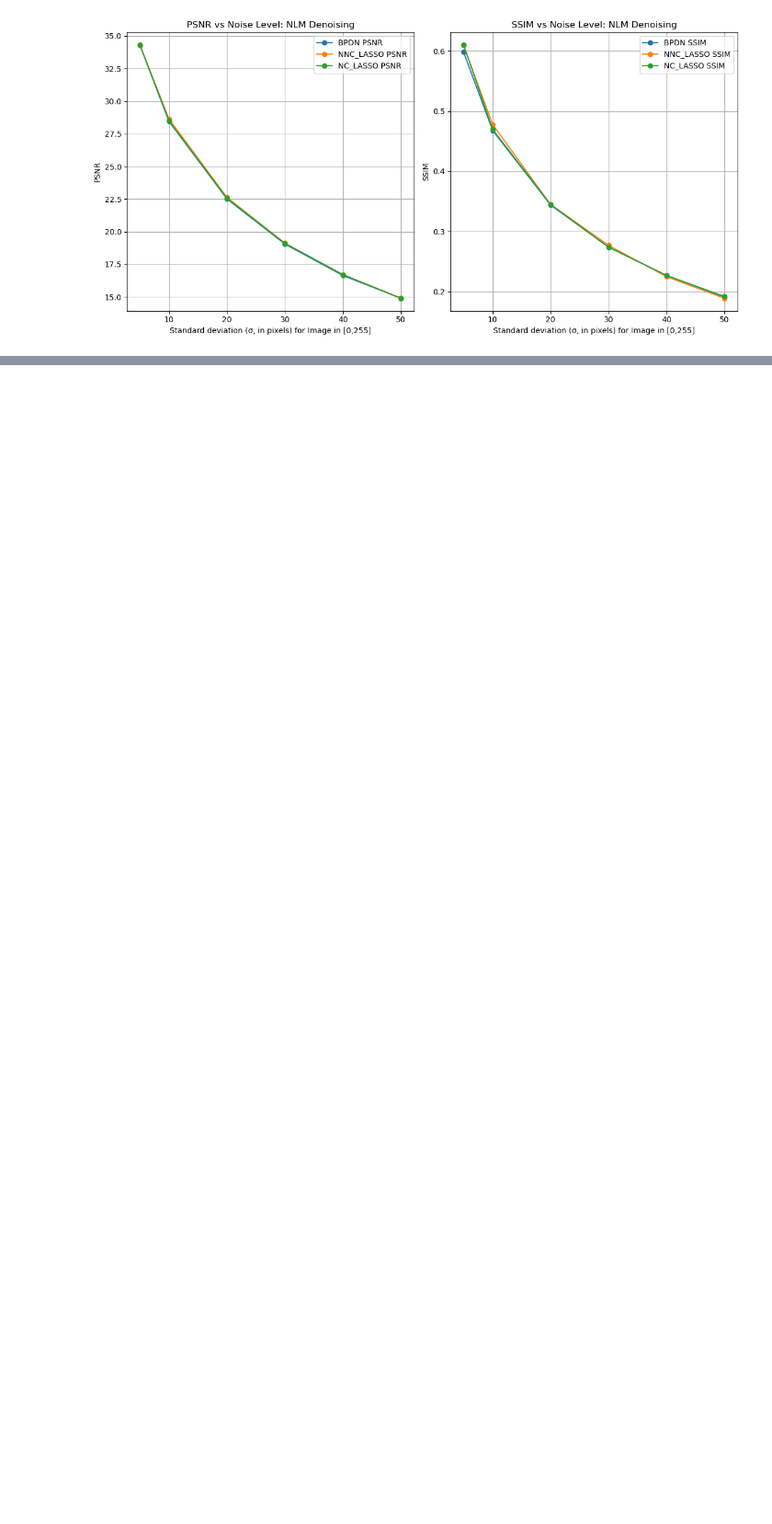
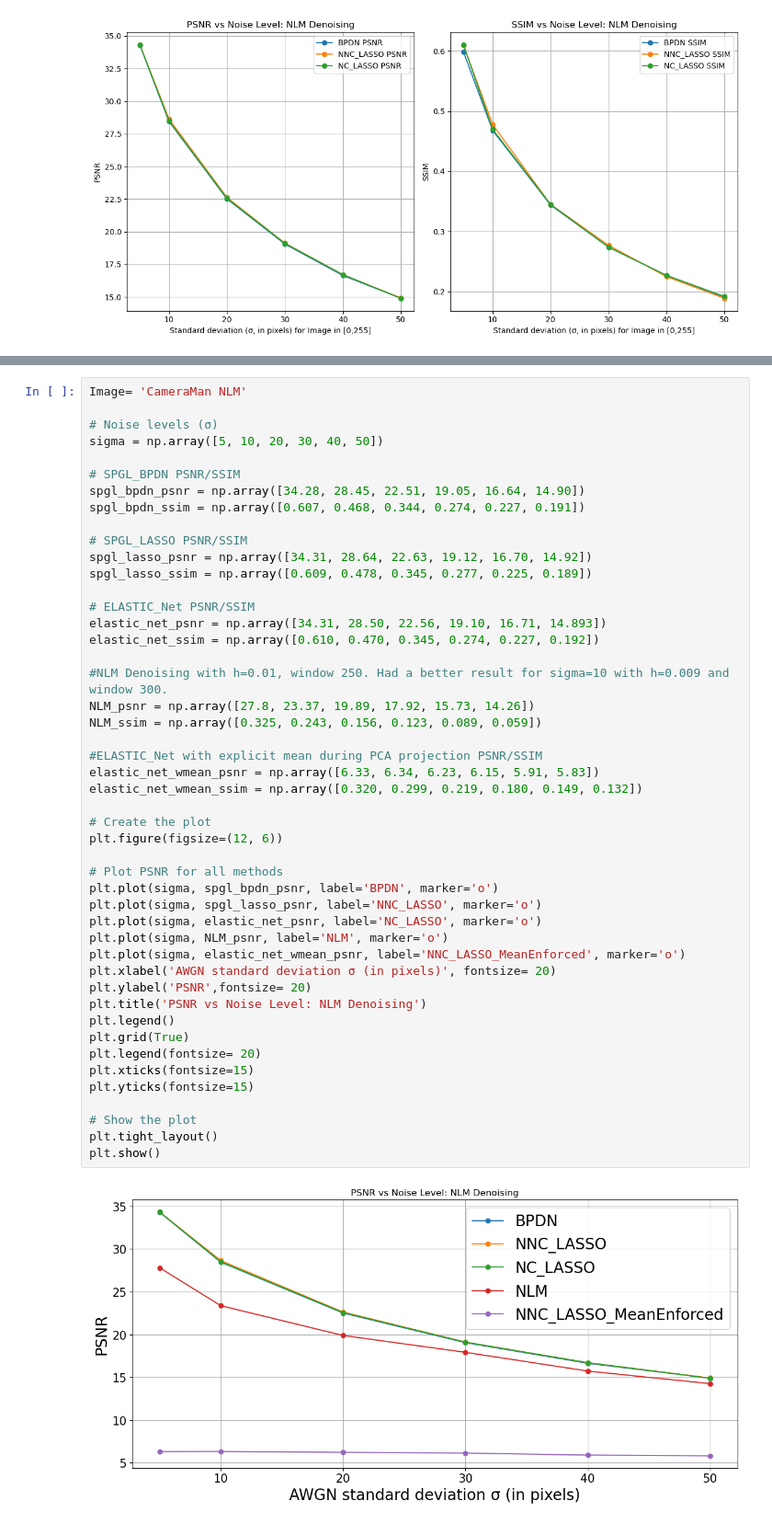
Before and after one commit to Tharindu-Nirmal/Image_Denoising, a Jupyter notebook: plots.ipynb, the cells around one changed output, grey strips where cells are left out. Shown: that part at 92% size. Cells and saved outputs as stored; diff of their text form; blank space fills up the shorter version.

```diff
--- a/plots.ipynb
+++ b/plots.ipynb
@@ -292,0 +298,49 @@ plt.show()
+# %%
+Image= 'CameraMan NLM'
+
+# Noise levels (σ)
+sigma = np.array([5, 10, 20, 30, 40, 50])
+
+# SPGL_BPDN PSNR/SSIM
+spgl_bpdn_psnr = np.array([34.28, 28.45, 22.51, 19.05, 16.64, 14.90])
+spgl_bpdn_ssim = np.array([0.607, 0.468, 0.344, 0.274, 0.227, 0.191])
+
+# SPGL_LASSO PSNR/SSIM
+spgl_lasso_psnr = np.array([34.31, 28.64, 22.63, 19.12, 16.70, 14.92])
+spgl_lasso_ssim = np.array([0.609, 0.478, 0.345, 0.277, 0.225, 0.189])
+
+# ELASTIC_Net PSNR/SSIM
+elastic_net_psnr = np.array([34.31, 28.50, 22.56, 19.10, 16.71, 14.893])
+elastic_net_ssim = np.array([0.610, 0.470, 0.345, 0.274, 0.227, 0.192])
+
+#NLM Denoising with h=0.01, window 250. Had a better result for sigma=10 with h=0.009 and window 300.
+NLM_psnr = np.array([27.8, 23.37, 19.89, 17.92, 15.73, 14.26])
+NLM_ssim = np.array([0.325, 0.243, 0.156, 0.123, 0.089, 0.059])
+
+#ELASTIC_Net with explicit mean during PCA projection PSNR/SSIM
+elastic_net_wmean_psnr = np.array([6.33, 6.34, 6.23, 6.15, 5.91, 5.83])
+elastic_net_wmean_ssim = np.array([0.320, 0.299, 0.219, 0.180, 0.149, 0.132])
+
+# Create the plot
+plt.figure(figsize=(12, 6))
+
+# Plot PSNR for all methods
+plt.plot(sigma, spgl_bpdn_psnr, label='BPDN', marker='o')
+plt.plot(sigma, spgl_lasso_psnr, label='NNC_LASSO', marker='o')
+plt.plot(sigma, elastic_net_psnr, label='NC_LASSO', marker='o')
+plt.plot(sigma, NLM_psnr, label='NLM', marker='o')
+plt.plot(sigma, elastic_net_wmean_psnr, label='NNC_LASSO_MeanEnforced', marker='o')
+plt.xlabel('AWGN standard deviation σ (in pixels)', fontsize= 20)
+plt.ylabel('PSNR',fontsize= 20)
+plt.title('PSNR vs Noise Level: NLM Denoising')
+plt.legend()
+plt.grid(True)
+plt.legend(fontsize= 20)
+plt.xticks(fontsize=15)
+plt.yticks(fontsize=15)
+
+# Show the plot
+plt.tight_layout()
+plt.show()
+# %% [output]
+[figure, added]
```
Also changed, not shown: parts of 4 cells of this notebook, 11 other files.
